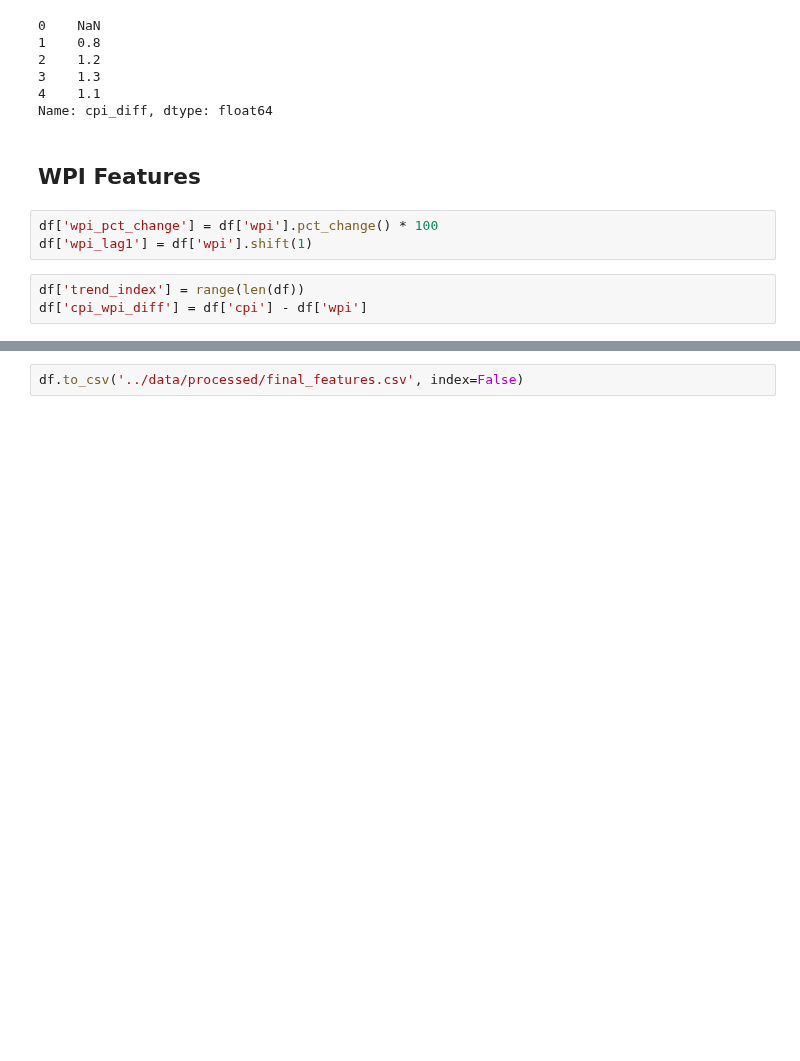
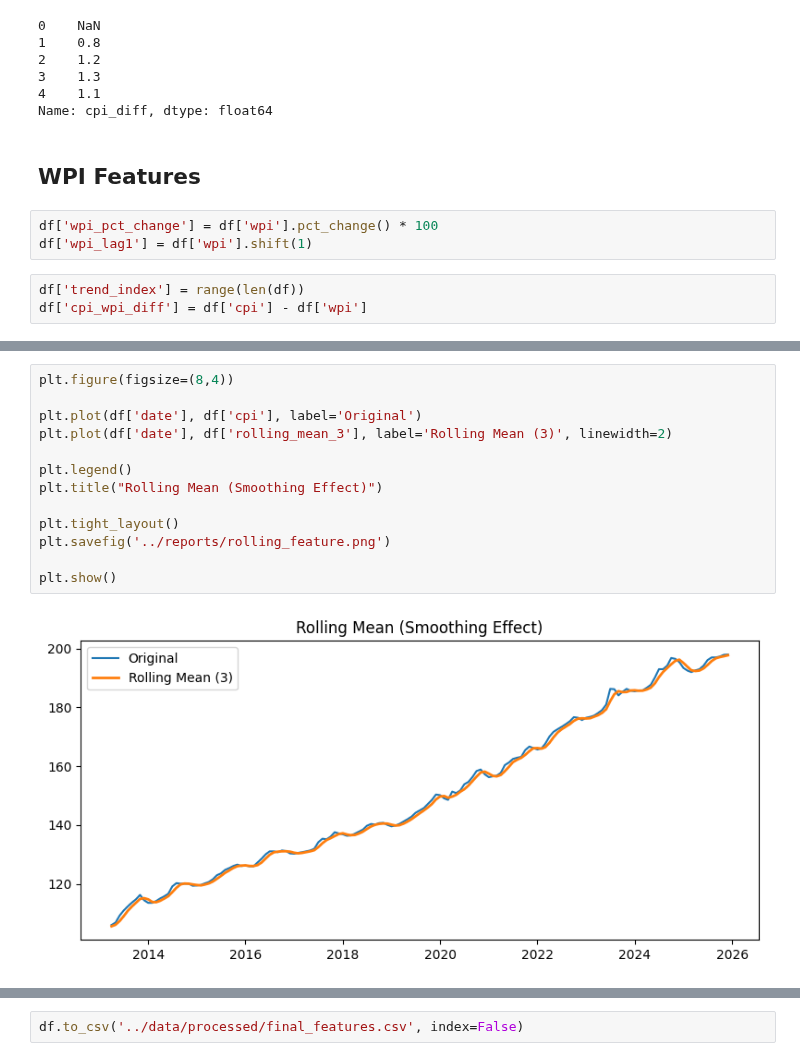
Before and after one commit to Manthru/inflation-forecasting-india, a Jupyter notebook: notebooks/03_feature_engineering.ipynb, the cells around one changed output, grey strips where cells are left out. Saved outputs shown, nothing was run; the diff lists cells and outputs as text; blank space fills up the shorter version.

```diff
--- a/notebooks/03_feature_engineering.ipynb
+++ b/notebooks/03_feature_engineering.ipynb
@@ -104,0 +118,15 @@ df.shape
+# %%
+plt.figure(figsize=(8,4))
+
+plt.plot(df['date'], df['cpi'], label='Original')
+plt.plot(df['date'], df['rolling_mean_3'], label='Rolling Mean (3)', linewidth=2)
+
+plt.legend()
+plt.title("Rolling Mean (Smoothing Effect)")
+
+plt.tight_layout()
+plt.savefig('../reports/rolling_feature.png')
+
+plt.show()
+# %% [output]
+[figure, added]
```
Also changed, not shown: parts of 5 cells of this notebook, 13 other files.
